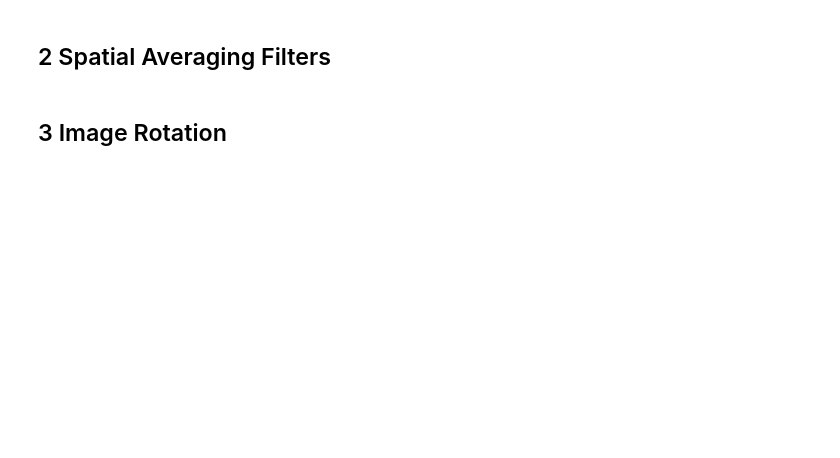
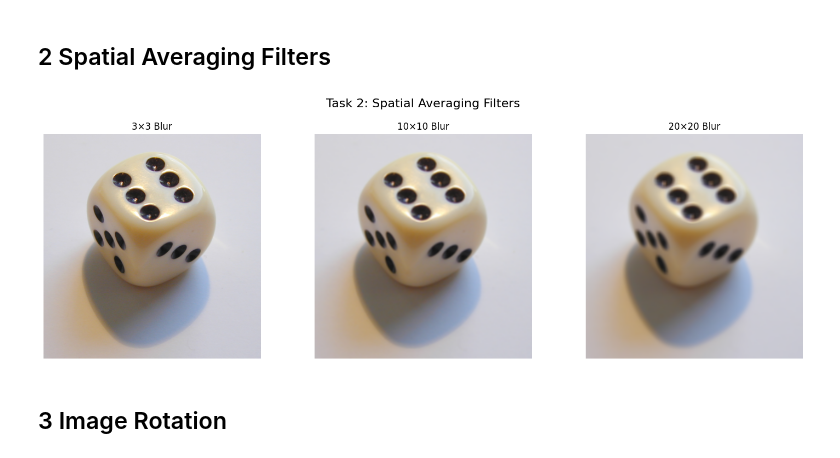
Before and after one commit to sahanrashmikaslk/ImageProcesssingBasics-Assignment-1, a Jupyter notebook: ImageProcessing_Assignment1.ipynb, the cells around one changed output. Saved outputs shown, nothing was run; the diff lists cells and outputs as text; code cells hidden in the pictures; blank space fills up the shorter version.

```diff
--- a/ImageProcessing_Assignment1.ipynb
+++ b/ImageProcessing_Assignment1.ipynb
@@ -53,2 +86,37 @@ plt.tight_layout(); plt.savefig('../results/task2_blur.png')
+# %%
+
+# Function to apply spatial averaging filter (mean filter)
+def spatial_average(image, kernel_size):
+
+    # Apply blur with the given kernel size (square filter)
+    return cv2.blur(image, (kernel_size, kernel_size))
+
+# Define kernel sizes to apply
+kernel_sizes = [3, 10, 20]
+
+# Create a figure to display results
+plt.figure(figsize=(15, 5))
+
+# Loop over each kernel size
+for idx, size in enumerate(kernel_sizes):
+    # Apply spatial averaging
+    blurred_img = spatial_average(original_img, size)
+
+    # Display the result
+    plt.subplot(1, 3, idx + 1)
+    plt.imshow(cv2.cvtColor(blurred_img, cv2.COLOR_BGR2RGB))
+    plt.title(f"{size}×{size} Blur")
+    plt.axis("off")
+
+    # Save the result
+    cv2.imwrite(f"results/task2_blur_{size}x{size}.png", blurred_img)
+
+# Show final layout
+plt.suptitle("Task 2: Spatial Averaging Filters", fontsize=16)
+plt.tight_layout()
+plt.subplots_adjust(top=0.85)
+plt.show()
+# %% [output]
+[figure, added]
 # %% [markdown]
 ## 3  Image Rotation
```
Also changed, not shown: parts of 12 cells of this notebook, 20 other files.
